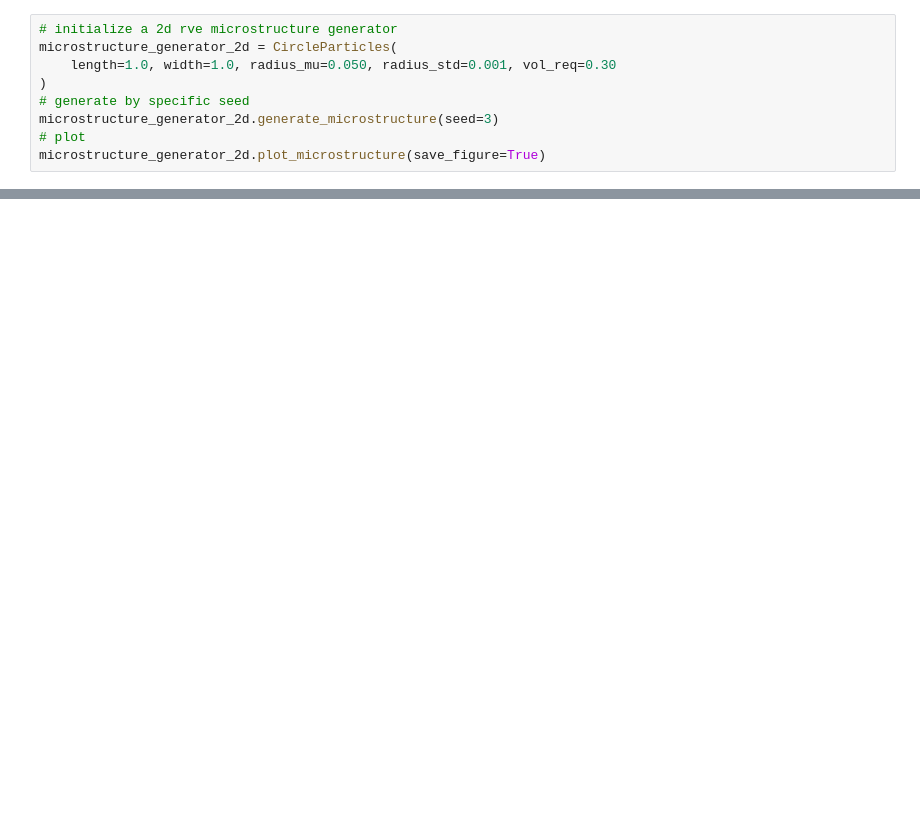
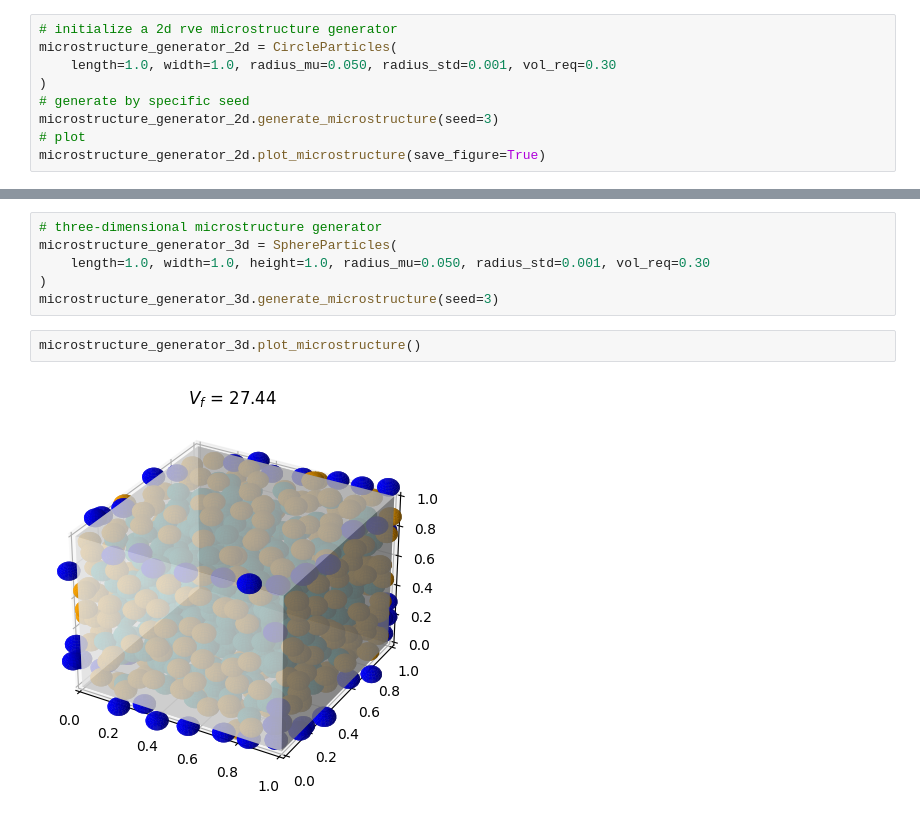
Before and after one commit to bessagroup/rvesimulator, a Jupyter notebook: tutorials/micro_structure.ipynb, the cells around one changed output, grey strips where cells are left out. Drawn from its saved outputs; the diff is of its cells as text; blank space fills up the shorter version.

```diff
--- a/tutorials/micro_structure.ipynb
+++ b/tutorials/micro_structure.ipynb
@@ -43,0 +44,10 @@ microstructure_generator_2d.rgmsh_plot(save_fig=True, fig_name="rgmsh.png")
+# %%
+# three-dimensional microstructure generator
+microstructure_generator_3d = SphereParticles(
+    length=1.0, width=1.0, height=1.0, radius_mu=0.050, radius_std=0.001, vol_req=0.30
+)
+microstructure_generator_3d.generate_microstructure(seed=3)
+# %%
+microstructure_generator_3d.plot_microstructure()
+# %% [output]
+[figure, added]
```
Also changed, not shown: parts of 2 cells of this notebook, 32 other files.
